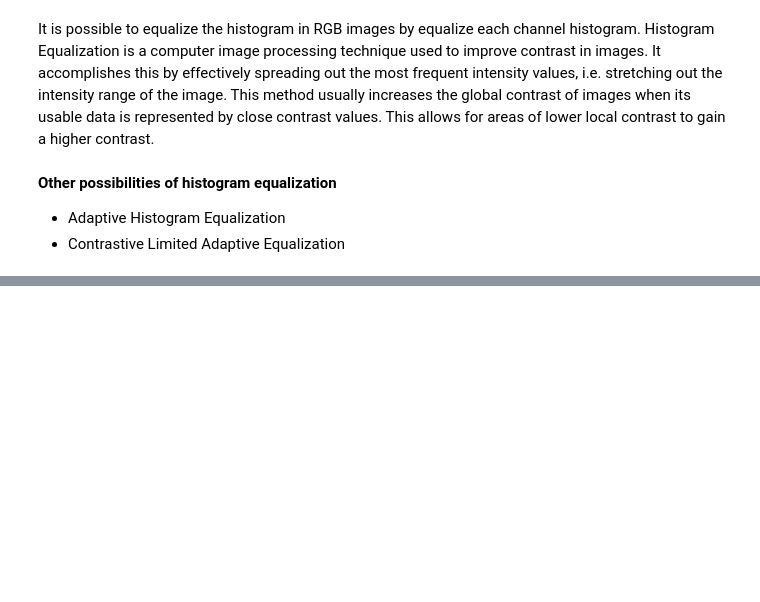
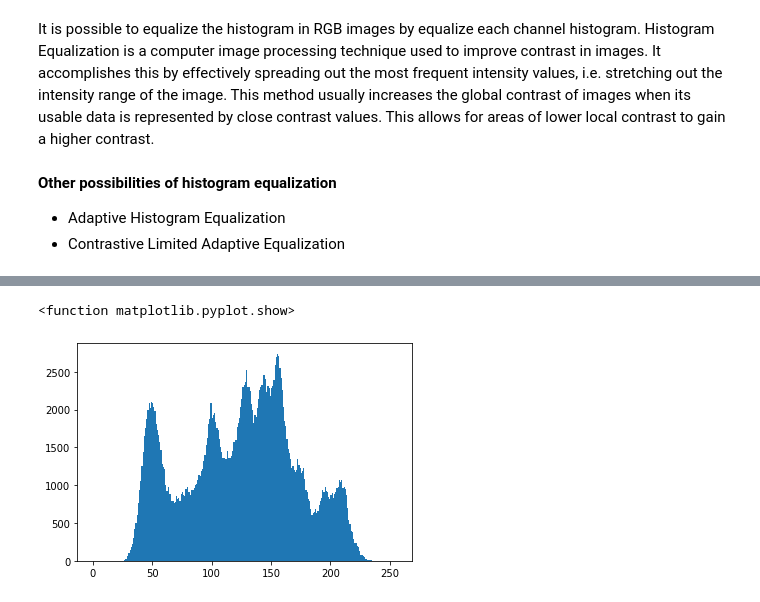
Before and after one commit to KGrzegorzewski/OpenCV, a Jupyter notebook: Hist_equalization.ipynb, the cells around one changed output, grey strips where cells are left out. Cells and saved outputs as stored; diff of their text form; code cells hidden in the pictures; blank space fills up the shorter version.

```diff
--- a/Hist_equalization.ipynb
+++ b/Hist_equalization.ipynb
@@ -61,0 +77,6 @@ It is possible to equalize the histogram in RGB images by equalize each channel
+# %%
+plt.hist(image_gray.ravel(), bins=256, range=(0, 256))
+plt.show
+# %% [output]
+<function matplotlib.pyplot.show>
+[figure, added]
```
Also changed, not shown: parts of 5 cells of this notebook.
